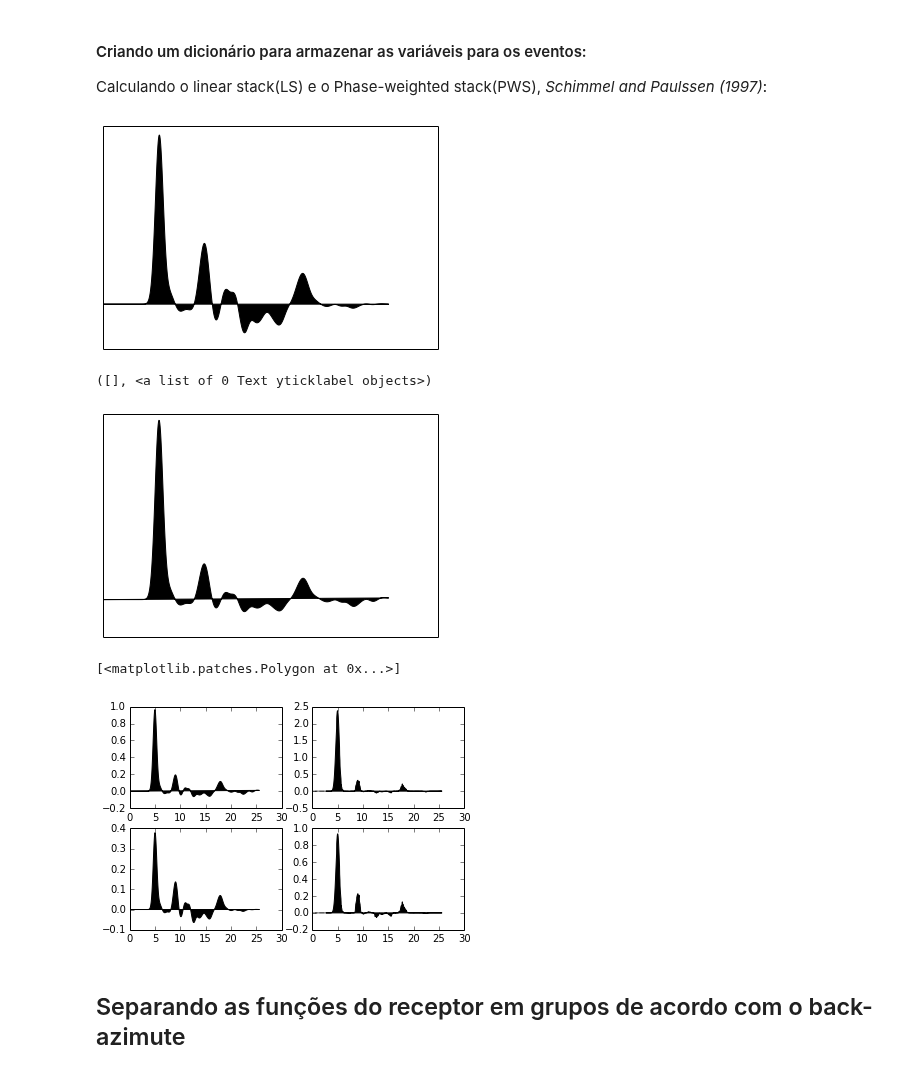
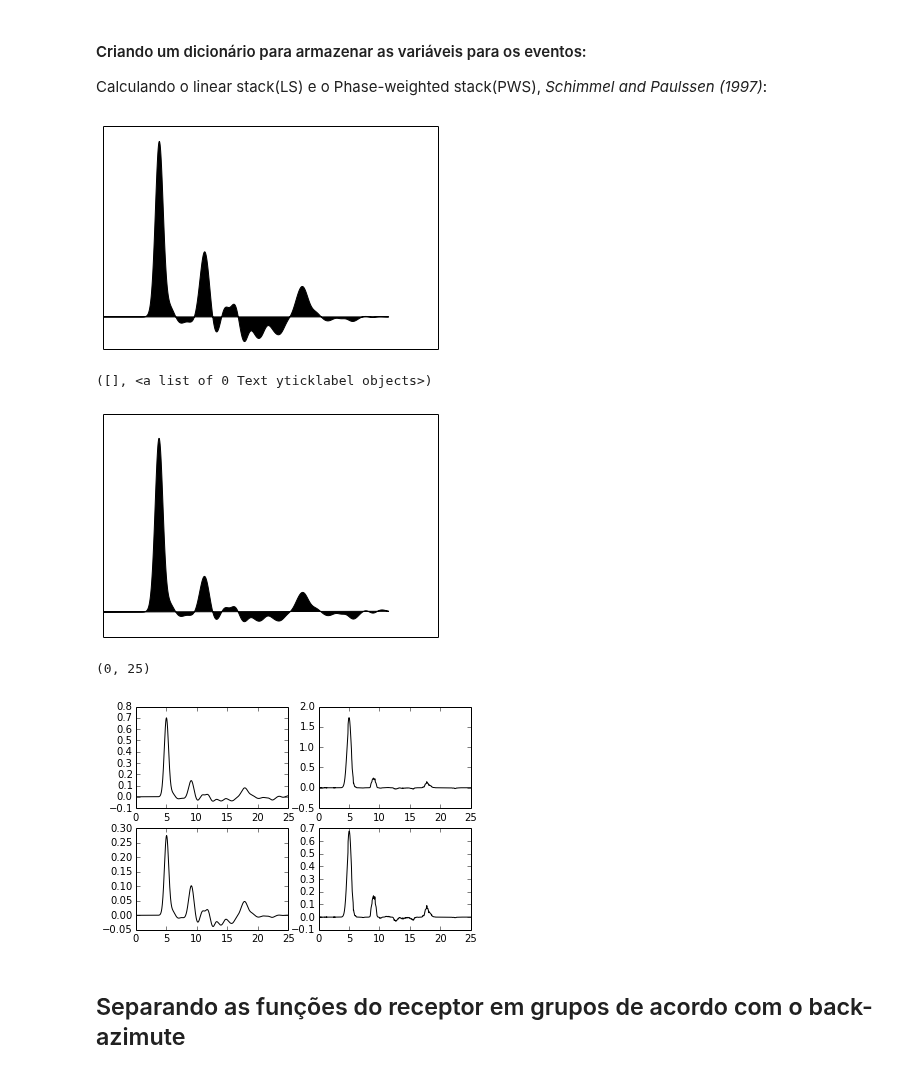
Before and after one commit to dIOGOLOC/projeto_mestrado, a Jupyter notebook: plotagem_funcao_receptor.ipynb, the cells around one changed output. Drawn from its saved outputs; the diff is of its cells as text; code cells hidden in the pictures.

```diff
--- a/plotagem_funcao_receptor.ipynb
+++ b/plotagem_funcao_receptor.ipynb
@@ -6,7 +6,7 @@ Módulos como glob, os e shutil são utilizados em algumas rotinas de busca e co
 # %% [markdown]
 <h3>Escolha da estação para plotar das funções do Receptor</h3>
 # %%
-STA = 'STA08'
+STA = 'SLP01'
 # %% [markdown]
 <h3>Procurando as funções do Receptor nas pastas das estações:</h3>
 # %%
@@ -29,7 +29,7 @@ from scipy import signal
 RFdeconlist = []
 RFlist = []
 RFname = []
-for root, dirs, files in os.walk('/home/diogo/processamento_subsal/'+STA+'/hkstack/'):
+for root, dirs, files in os.walk('/home/diogo/Processamento_subsal/process/'+STA+'/hkstack/'):
     for RFfile in files:
         if RFfile.endswith('.decon.sac'):
             RFdeconlist.append(os.path.join(root, RFfile))
@@ -36,4 +56,4 @@ for root, dirs, files in os.walk('/home/diogo/processamento_subsal/'+STA+'/hksta
 # %% [markdown]
 <h3>Separando o nome de cada função do receptor e armazenando numa lista:</h3>
 # %%
-RFlist=[i.split('home/diogo/Processamento_subsal/process/'+STA+'/hkstack/')[1] for i in RFdeconlist]
+RFlist=[i.split('/home/diogo/Processamento_subsal/process/'+STA+'/hkstack/')[1] for i in RFdeconlist]
@@ -101,8 +119,8 @@ Calculando o linear stack(LS) e o Phase-weighted stack(PWS), <i> Schimmel and Pa
 STdados = {'stR':[],'dataR':[],'stT':[],'dataT':[],'time':[],'orglist':[],'gcarc': [],'BAZ':[],'RP':[],
            'ampli_min':[],'ampli_max':[],'tPpPs':[],'tPsPs':[],'data1024':[],'data1024_window':[],'phase':[],'phase_stack':[],'phase_window':[],'LS':[],'LS_window':[],'phase_stack_window':[],'PWS':[],'PWS_window':[],'stack_time':[]}
 # %%
-STdados['stR'] = obspy.read('ON*0.sac')
-STdados['stR'].normalize()
+STdados['stR'] = obspy.read('*.sac')
+#STdados['stR'].normalize()
 STdados['dataR'] = [i.data for i in STdados['stR']]
 #STdados['stT'] = obspy.read('*t.sac')
 #STdados['dataT'] = [i.data for i in STdados['stT']]
@@ -143,26 +161,32 @@ plt.fill(STdados['stack_time'],STdados['LS'],'k')
 plt.xticks([])
 plt.yticks([])
 # %% [output]
-[figure, old version]
+[figure, new version]
 ([], <a list of 0 Text yticklabel objects>)
-[figure, old version]
+[figure, new version]
 # %%
 gs = gridspec.GridSpec(2,2)
 ax1 = plt.subplot(gs[0])
 ax2 = plt.subplot(gs[1])
 ax3 = plt.subplot(gs[2])
 ax4 = plt.subplot(gs[3])
 
 
-ax1.fill(STdados['stack_time'],STdados['LS'],'k')
-ax2.fill(STdados['stack_time'],STdados['PWS'],'k')
-
-ax3.fill(STdados['stack_time'],STdados['LS_window'],'k')
-
-ax4.fill(STdados['stack_time'],STdados['PWS_window'],'k')
+ax1.plot(STdados['stack_time'],STdados['LS'],'k')
+ax1.set_xlim([0,25])
+#ax1.set_ylim([-0.5,2])
+ax2.plot(STdados['stack_time'],STdados['PWS'],'k')
+ax2.set_xlim([0,25])
+#ax2.set_ylim([-0.5,2])
+ax3.plot(STdados['stack_time'],STdados['LS_window'],'k')
+ax3.set_xlim([0,25])
+#ax3.set_ylim([-0.5,1])
+ax4.plot(STdados['stack_time'],STdados['PWS_window'],'k')
+ax4.set_xlim([0,25])
+#ax4.set_ylim([-0.5,1])
 # %% [output]
-[<matplotlib.patches.Polygon at 0x...>]
+(0, 25)
-[figure, old version]
+[figure, new version]
 # %% [markdown]
 <h2>Separando as funções do receptor em grupos de acordo com o back-azimute</h2>
 # %% [markdown]
```
Also changed, not shown: parts of 3 cells of this notebook.
